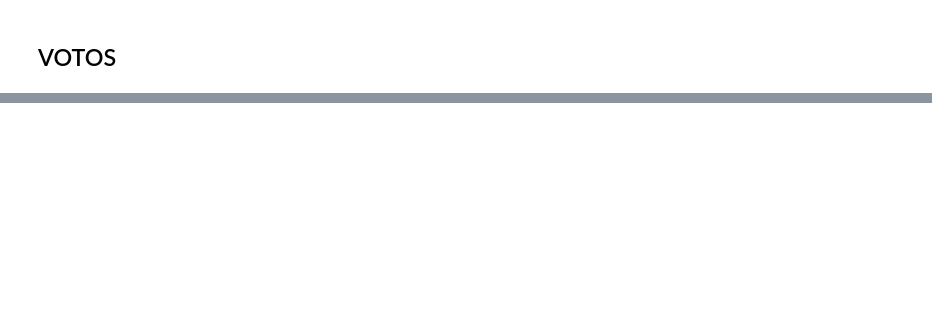
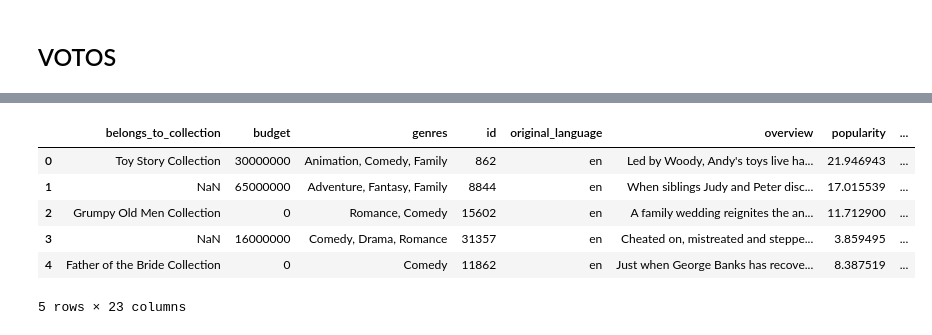
Before and after one commit to AndresOlascoaga/Movie_ETL-API, a Jupyter notebook: Creacion de funcines.ipynb, the cells around one changed output, grey strips where cells are left out. Cells and saved outputs as stored; diff of their text form; code cells hidden in the pictures; blank space fills up the shorter version.

```diff
--- a/Creacion de funcines.ipynb
+++ b/Creacion de funcines.ipynb
@@ -112,0 +362,7 @@ def get_director( nombre_director ): Se ingresa el nombre de un director que se
+# %%
+### Tokenizar y quitar stopwords
+## %pip install nltk
+import nltk
+nltk.download('stopwords')
+from nltk.corpus import stopwords
+stopwords = nltk.corpus.stopwords.words('english')
@@ -112,0 +373,19 @@ def get_director( nombre_director ): Se ingresa el nombre de un director que se
+# %%
+#### Tokenizar
+
+from nltk.tokenize import RegexpTokenizer
+regexp = RegexpTokenizer('\w+')
+# %%
+df_movies_cluster['overview_token'] = df_movies_cluster['overview_limpio'].apply(regexp.tokenize)
+df_movies_cluster.head()
+# %%
+df_movies_cluster['overview_token_stopwords'] = df_movies_cluster['overview_token'].apply(lambda x: [item for item in x if item not in stopwords])
+df_movies_cluster.head()
+# %% [output]
+|  | belongs_to_collection | budget | genres | id | original_language | overview | popularity | ... |
+| 0 | Toy Story Collection | 30000000 | Animation, Comedy, Family | 862 | en | Led by Woody, Andy's toys live ha... | 21.946943 | ... |
+| 1 | NaN | 65000000 | Adventure, Fantasy, Family | 8844 | en | When siblings Judy and Peter disc... | 17.015539 | ... |
+| 2 | Grumpy Old Men Collection | 0 | Romance, Comedy | 15602 | en | A family wedding reignites the an... | 11.712900 | ... |
+| 3 | NaN | 16000000 | Comedy, Drama, Romance | 31357 | en | Cheated on, mistreated and steppe... | 3.859495 | ... |
+| 4 | Father of the Bride Collection | 0 | Comedy | 11862 | en | Just when George Banks has recove... | 8.387519 | ... |
+5 rows × 23 columns
```
Also changed, not shown: parts of 53 cells of this notebook, 3 other files.
